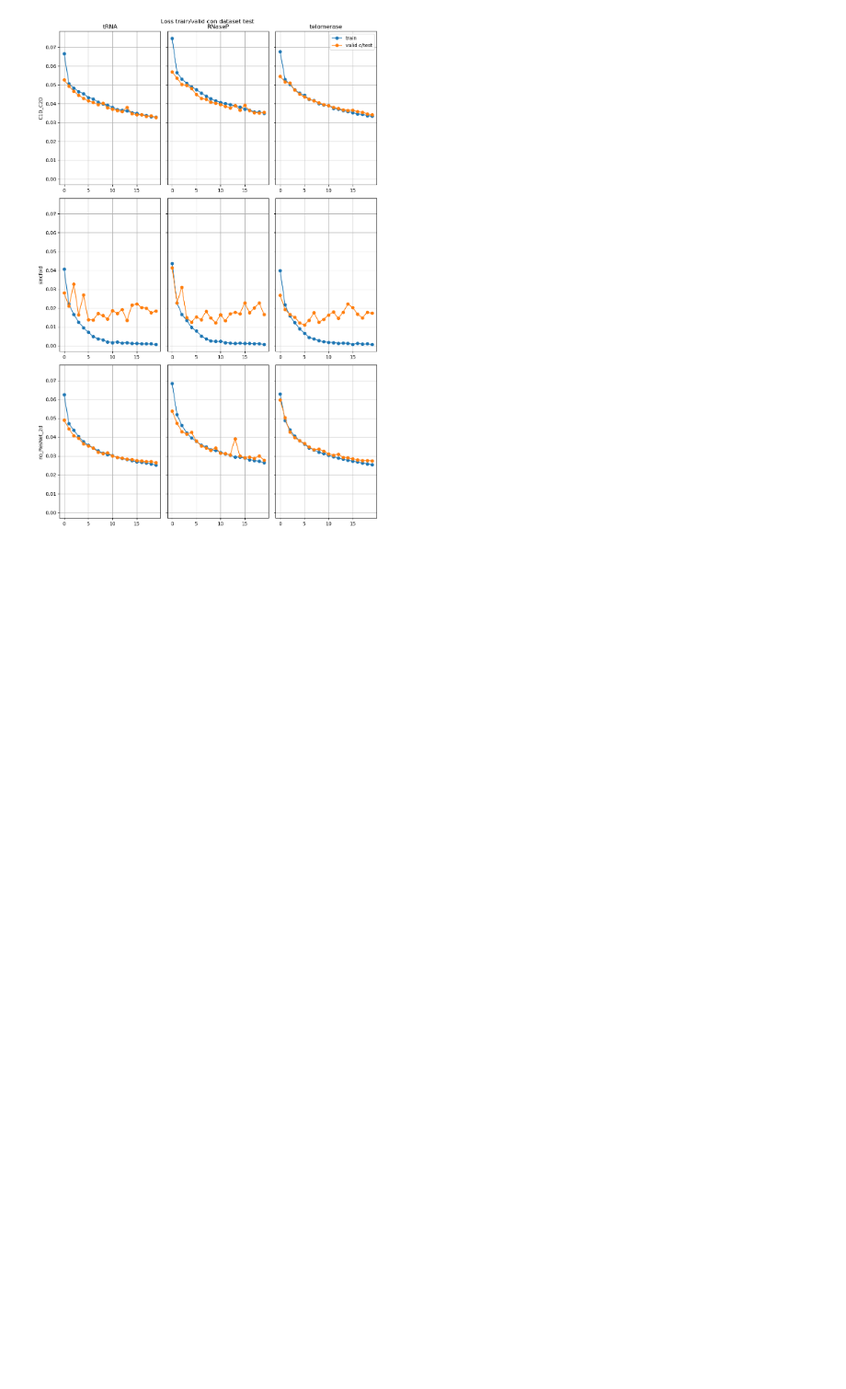
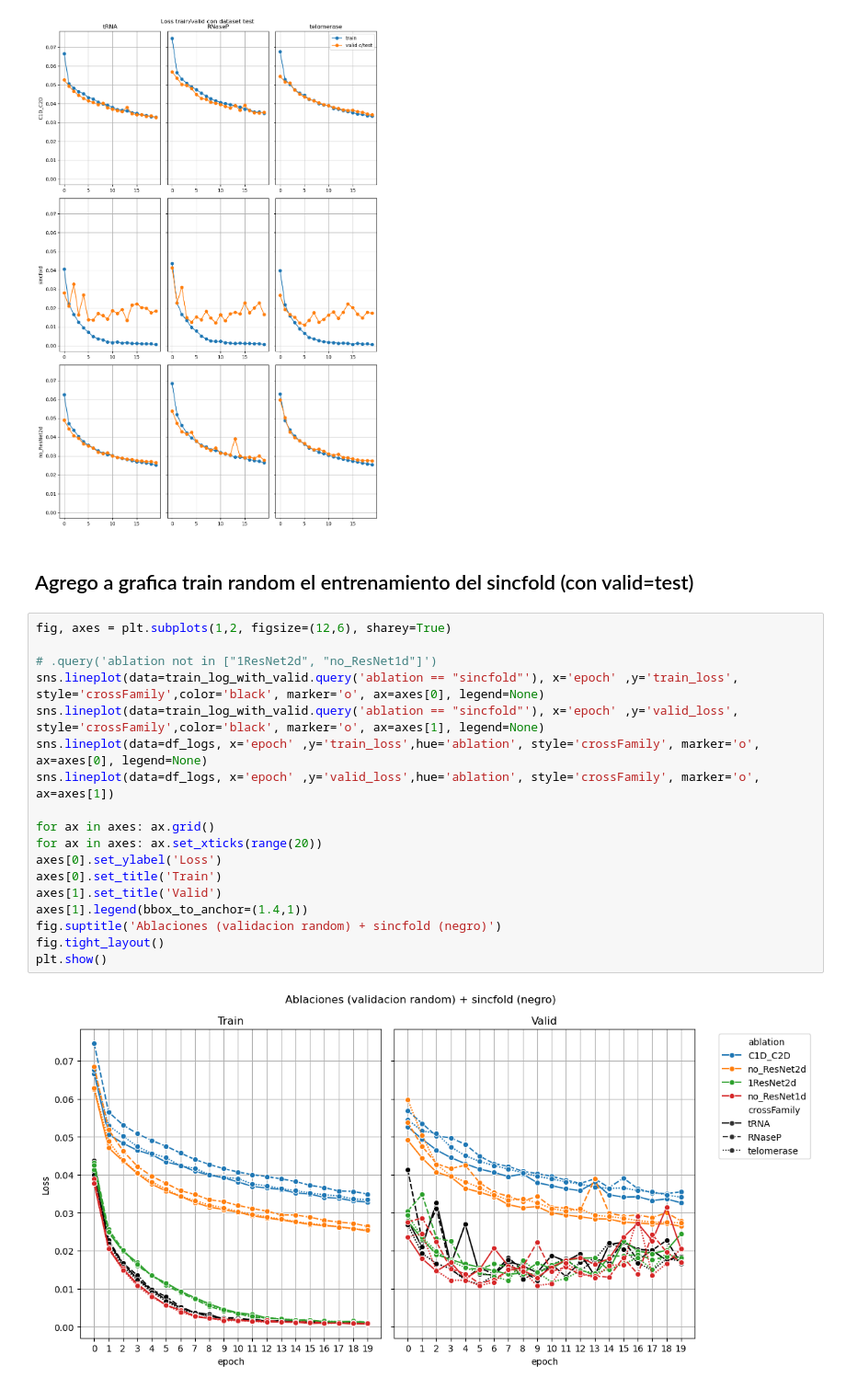
Before and after one commit to Gisch97/sincFold, a Jupyter notebook: analysis/Train_v1.ipynb, the cells around one changed output. Shown at 92% size. Drawn from its saved outputs; the diff is of its cells as text; blank space fills up the shorter version.

Commit message:
ejecucion script test + EDA

```diff
--- a/analysis/Train_v1.ipynb
+++ b/analysis/Train_v1.ipynb
@@ -260,3 +289,25 @@ fig.suptitle('Loss train/valid con dataset test')
 fig.tight_layout()
 # %% [output]
 [figure]
+# %% [markdown]
+## Agrego a grafica train random el entrenamiento del sincfold (con valid=test)
+# %%
+fig, axes = plt.subplots(1,2, figsize=(12,6), sharey=True)
+
+# .query('ablation not in ["1ResNet2d", "no_ResNet1d"]')
+sns.lineplot(data=train_log_with_valid.query('ablation == "sincfold"'), x='epoch' ,y='train_loss', style='crossFamily',color='black', marker='o', ax=axes[0], legend=None)
+sns.lineplot(data=train_log_with_valid.query('ablation == "sincfold"'), x='epoch' ,y='valid_loss', style='crossFamily',color='black', marker='o', ax=axes[1], legend=None)
+sns.lineplot(data=df_logs, x='epoch' ,y='train_loss',hue='ablation', style='crossFamily', marker='o', ax=axes[0], legend=None)
+sns.lineplot(data=df_logs, x='epoch' ,y='valid_loss',hue='ablation', style='crossFamily', marker='o', ax=axes[1])
+
+for ax in axes: ax.grid()
+for ax in axes: ax.set_xticks(range(20))
+axes[0].set_ylabel('Loss')
+axes[0].set_title('Train')
+axes[1].set_title('Valid')
+axes[1].legend(bbox_to_anchor=(1.4,1))
+fig.suptitle('Ablaciones (validacion random) + sincfold (negro)')
+fig.tight_layout()
+plt.show()
+# %% [output]
+[figure, added]
```
Also changed, not shown: parts of 22 cells of this notebook, 37 other files.
